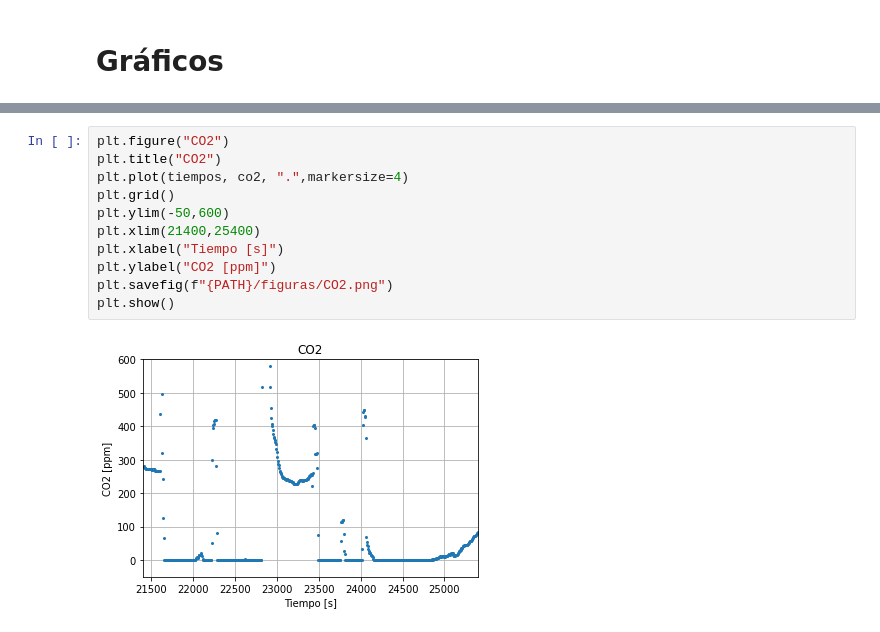
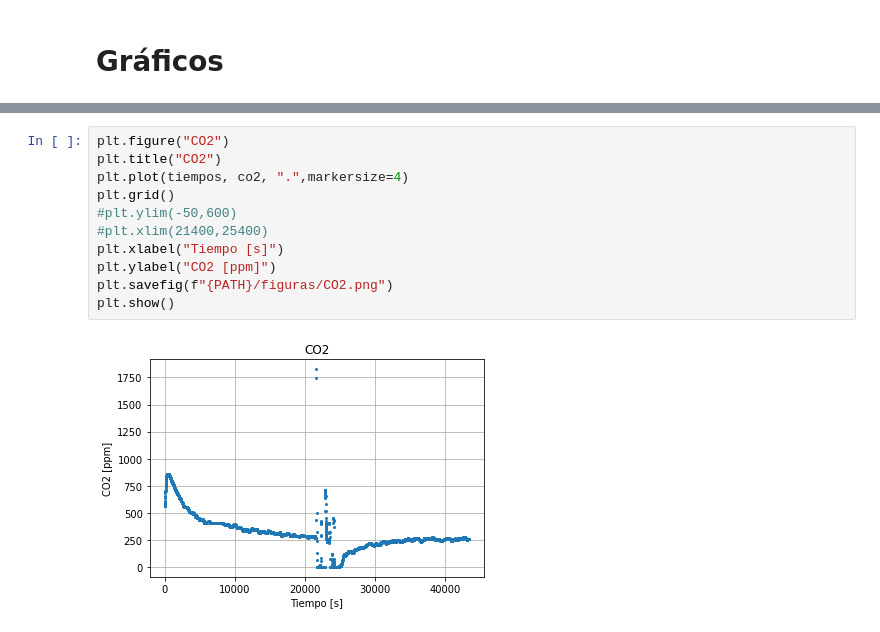
Before and after one commit to fyulita/laboratorio-6-y-7, a Jupyter notebook: Arduino/notebook-all-x4.ipynb, the cells around one changed output, grey strips where cells are left out. Cells and saved outputs as stored; diff of their text form.

```diff
--- a/Arduino/notebook-all-x4.ipynb
+++ b/Arduino/notebook-all-x4.ipynb
@@ -182,13 +182,13 @@ plt.show()
 # %%
 plt.figure("CO2")
 plt.title("CO2")
 plt.plot(tiempos, co2, ".",markersize=4)
 plt.grid()
-plt.ylim(-50,600)
-plt.xlim(21400,25400)
+#plt.ylim(-50,600)
+#plt.xlim(21400,25400)
 plt.xlabel("Tiempo [s]")
 plt.ylabel("CO2 [ppm]")
 plt.savefig(f"{PATH}/figuras/CO2.png")
 plt.show()
 # %% [output]
-[figure, old version]
+[figure, new version]
```
Also changed, not shown: parts of 2 cells of this notebook, 6 other files.
